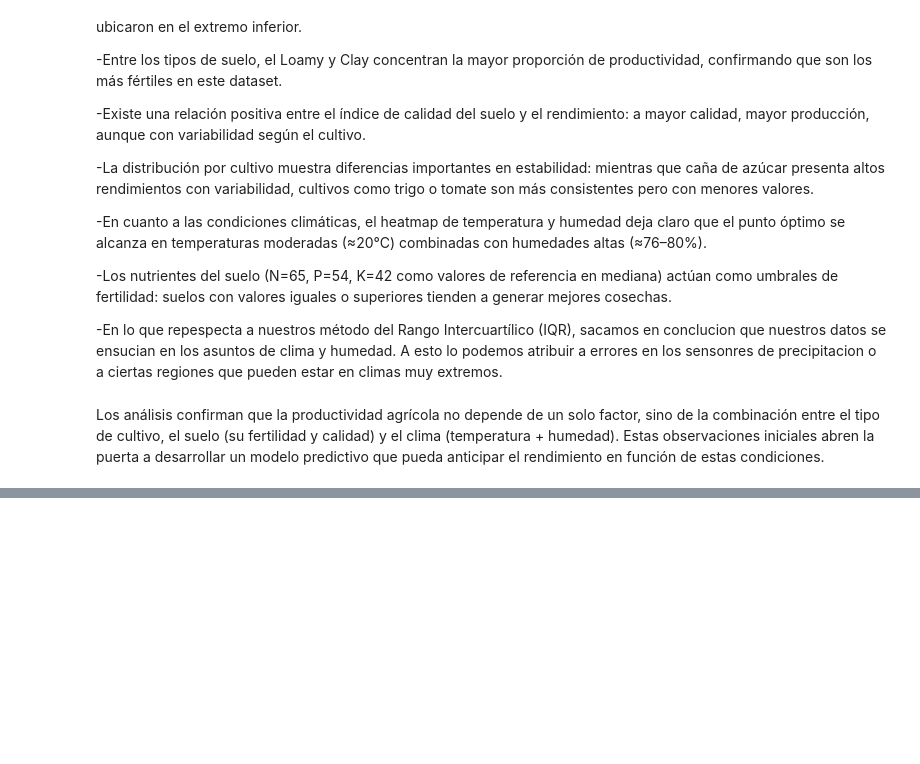
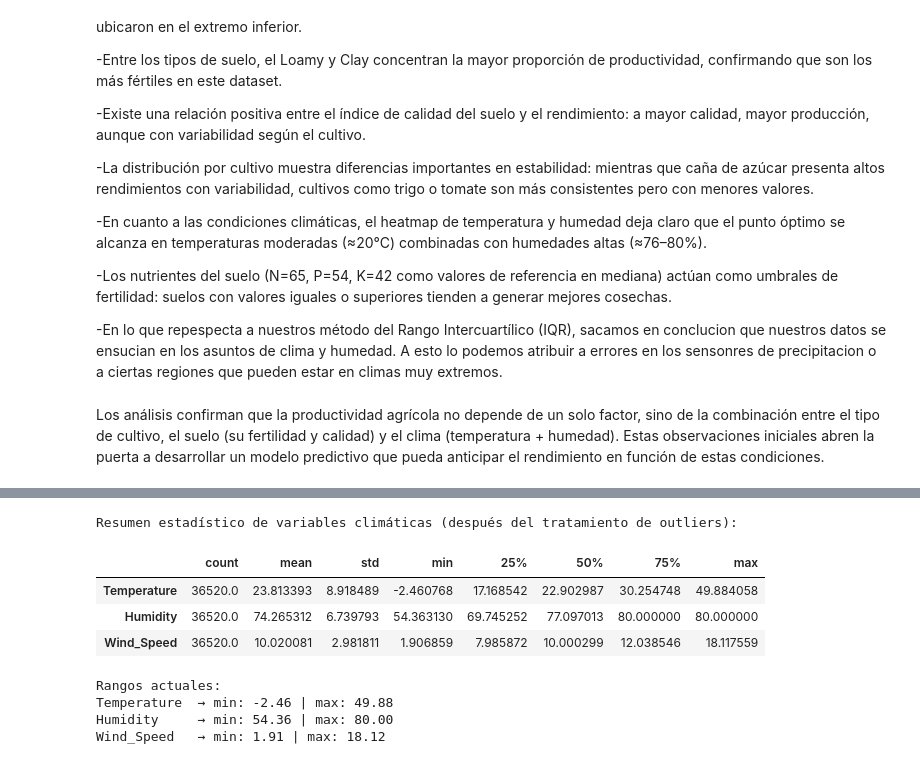
Before and after one commit to IvanSerem/agro-datascience, a Jupyter notebook: ProyectoDS_ParteI_Seremczuk.ipynb, the cells around one changed output, grey strips where cells are left out. Cells and saved outputs as stored; diff of their text form; code cells hidden in the pictures; blank space fills up the shorter version.

```diff
--- a/ProyectoDS_ParteI_Seremczuk.ipynb
+++ b/ProyectoDS_ParteI_Seremczuk.ipynb
@@ -314,0 +371,23 @@ Los análisis confirman que la productividad agrícola no depende de un solo fac
+# %%
+# =====================================
+# Verificación estadística post-limpieza
+# =====================================
+
+print("Resumen estadístico de variables climáticas (después del tratamiento de outliers):\n")
+display(df[['Temperature', 'Humidity', 'Wind_Speed']].describe().T)
+
+# También verificamos que no haya valores fuera de los límites IQR esperados
+print("\nRangos actuales:")
+for col in ['Temperature', 'Humidity', 'Wind_Speed']:
+    min_val, max_val = df[col].min(), df[col].max()
+    print(f"{col:12} → min: {min_val:.2f} | max: {max_val:.2f}")
+# %% [output]
+Resumen estadístico de variables climáticas (después del tratamiento de outliers):
+|  | count | mean | std | min | 25% | 50% | 75% | max |
+| Temperature | 36520.0 | 23.813393 | 8.918489 | -2.460768 | 17.168542 | 22.902987 | 30.254748 | 49.884058 |
+| Humidity | 36520.0 | 74.265312 | 6.739793 | 54.363130 | 69.745252 | 77.097013 | 80.000000 | 80.000000 |
+| Wind_Speed | 36520.0 | 10.020081 | 2.981811 | 1.906859 | 7.985872 | 10.000299 | 12.038546 | 18.117559 |
+Rangos actuales:
+Temperature  → min: -2.46 | max: 49.88
+Humidity     → min: 54.36 | max: 80.00
+Wind_Speed   → min: 1.91 | max: 18.12
```
Also changed, not shown: parts of 6 cells of this notebook.
